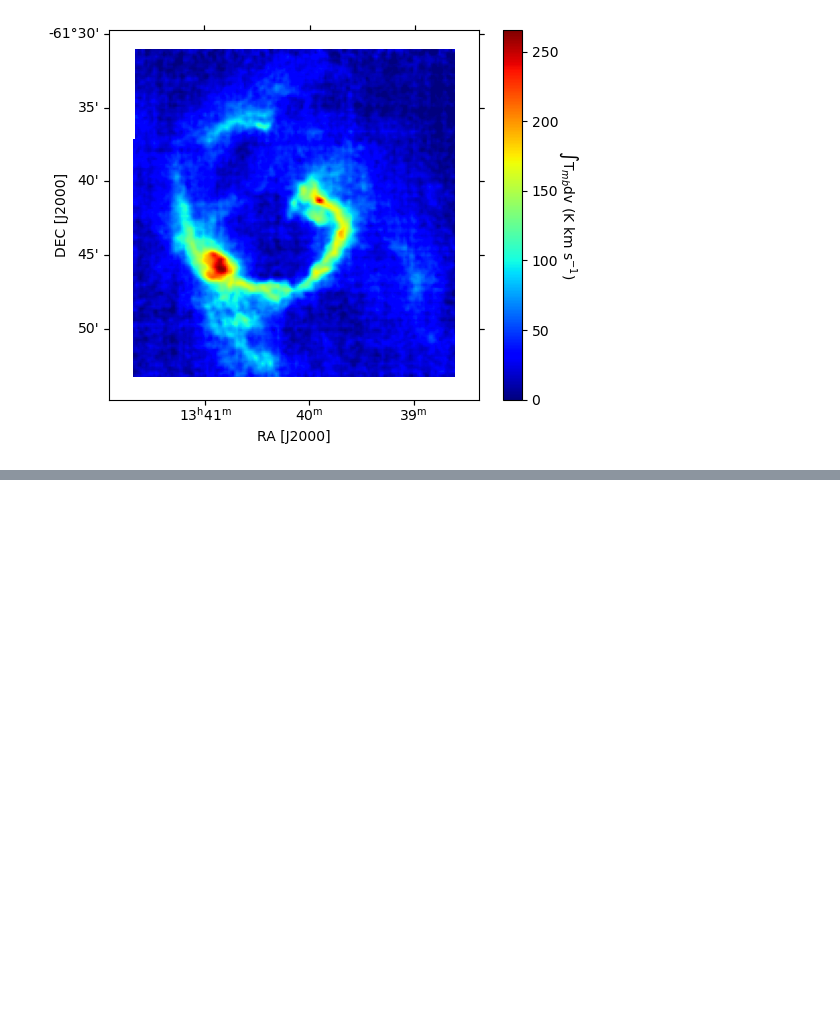
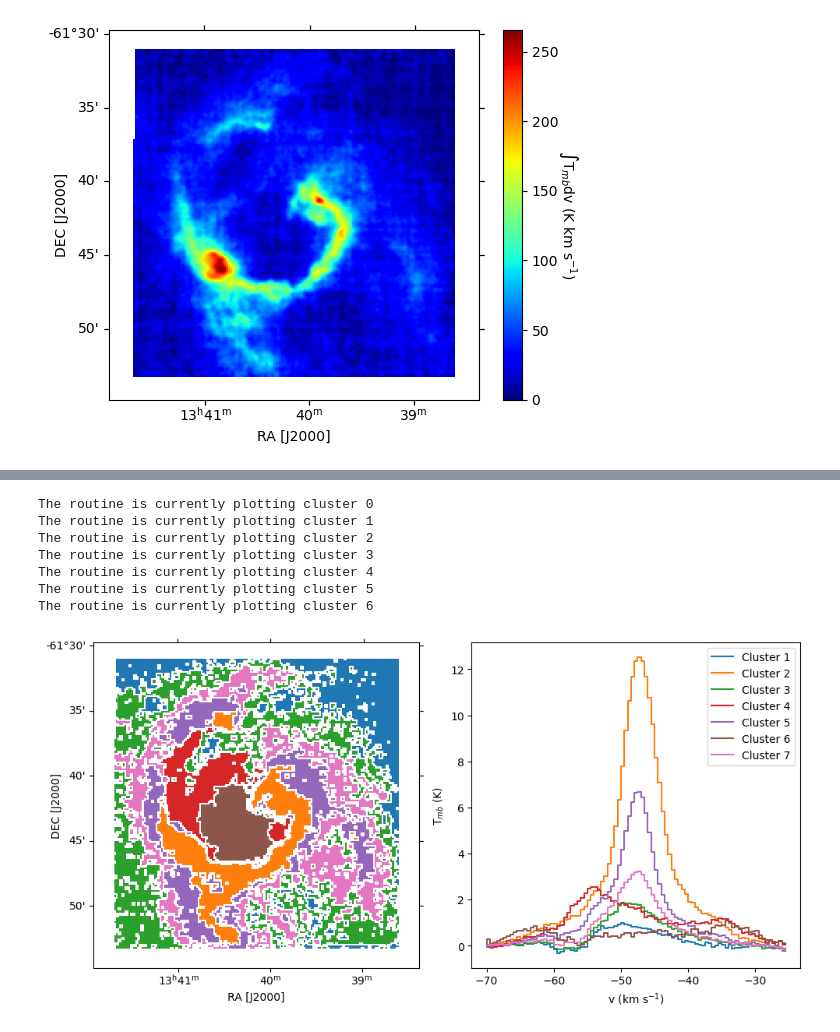
Before and after one commit to lmlb-astro/GMM, a Jupyter notebook: example_GMM_fit.ipynb, the cells around one changed output, grey strips where cells are left out. Cells and saved outputs as stored; diff of their text form; code cells hidden in the pictures; blank space fills up the shorter version.

```diff
--- a/example_GMM_fit.ipynb
+++ b/example_GMM_fit.ipynb
@@ -28,14 +28,13 @@ name_file = 'RCW79_CII_PCA_20_8_0p5_clean.fits'
 unit_integrated_intensity = '$\int$T$_{mb}$dv (K km s$^{-1}$)'
 
 ## plotting options
-save_spec_and_cluster_map = False
 dpi_val = 300
 path_plots = 'plots/'
-save_name_spec_and_cluster_map = 'GMM_RCW79.pdf'
+save_name = 'GMM_RCW79.pdf'
 
 ## input for the Gaussian Mixture Models
 n_comps_min = 2
-n_comps_max = 11
+n_comps_max = 9#11
 seed_val = 312
 threshold = 0.001
 gmm_iter = 1000
@@ -142,12 +127,21 @@ pGMM.plot_two_lists(n_comps_list,bf_ln_list,"Number of Clusters","ln(Bayes facto
 # %%
 ## Obtain the indices for the different clusters
 cluster_inds = best_model.predict(data_resampled)
 
 ## Map the spatial distribution of the different clusters
 cluster_map = fGMM.map_spatial_cluster_distribution(cluster_inds, index_array, data.shape[2], data.shape[1])
 
 ## Create the velocity array necessary for plotting
 vel_arr = vax.create_velocity_array(min_velocity, max_velocity, dv)
 
 ## Plot the spectra associated with each cluster and indicate the spatial distribution of the identified spectral clusters
-pGMM.plot_clusters_and_spectra(data_reduced, cluster_map, vel_arr, unit_z_axis, unit_intensity, w, save_spec_and_cluster_map, path_plots, save_name_spec_and_cluster_map, dpi_val)
+pGMM.plot_clusters_and_spectra(data_reduced, cluster_map, vel_arr, w, plot_path = path_plots + save_name)
+# %% [output]
+The routine is currently plotting cluster 0
+The routine is currently plotting cluster 1
+The routine is currently plotting cluster 2
+The routine is currently plotting cluster 3
+The routine is currently plotting cluster 4
+The routine is currently plotting cluster 5
+The routine is currently plotting cluster 6
+[figure, added]
```
Also changed, not shown: parts of 3 cells of this notebook, 1 other file.
